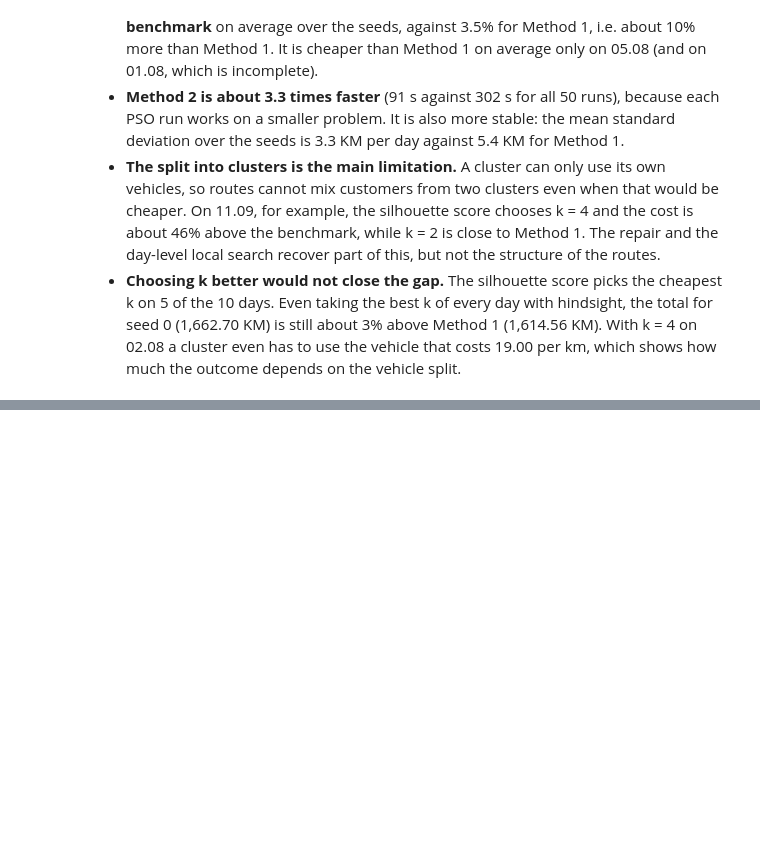
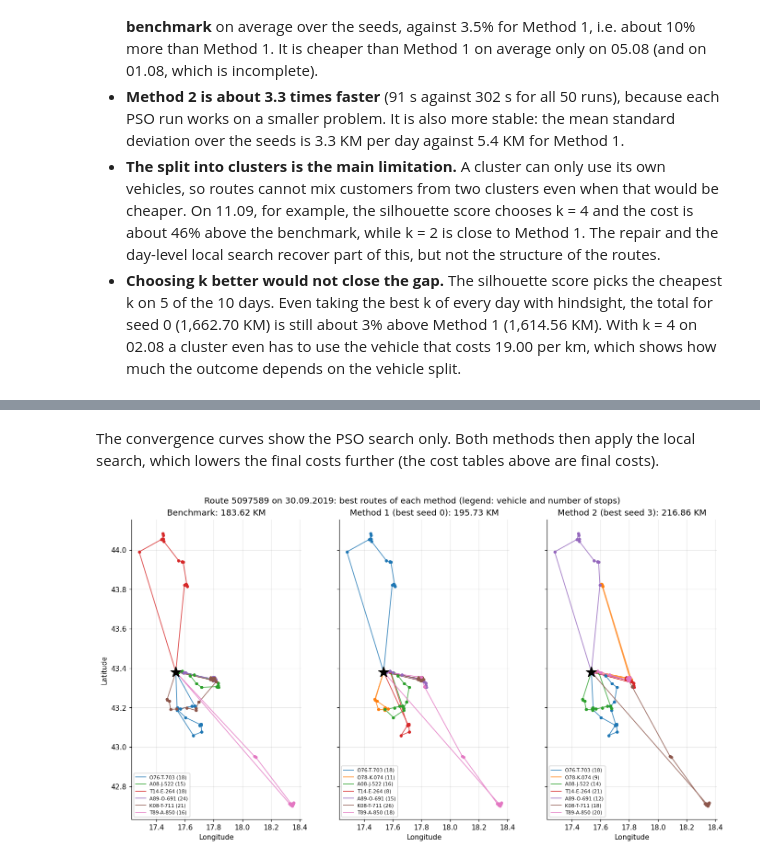
Before and after one commit to Anjar425/vrp-pso-clustering, a Jupyter notebook: notebooks/VRP.ipynb, the cells around one changed output, grey strips where cells are left out. Saved outputs shown, nothing was run; the diff lists cells and outputs as text; code cells hidden in the pictures; blank space fills up the shorter version.

```diff
--- a/notebooks/VRP.ipynb
+++ b/notebooks/VRP.ipynb
@@ -2369,0 +2567,19 @@ Unassigned customers per k: {2: 1, 3: 0, 4: 0}
+# %% [markdown]
+The convergence curves show the PSO search only. Both methods then apply the local search, which
+lowers the final costs further (the cost tables above are final costs).
+# %%
+inst = INSTANCES[EXAMPLE_DAY]
+sol1, seed1 = best_solution(m1, EXAMPLE_DAY)
+sol2, seed2 = best_solution(m2, EXAMPLE_DAY)
+bench_sol = benchmark_solution(inst)
+fig, axes = plt.subplots(1, 3, figsize=(13, 7), sharex=True, sharey=True)
+plot_routes(axes[0], inst, bench_sol, f"Benchmark: {evaluate(inst, bench_sol)['cost']:.2f} KM")
+plot_routes(axes[1], inst, sol1, f"Method 1 (best seed {seed1}): {evaluate(inst, sol1)['cost']:.2f} KM")
+plot_routes(axes[2], inst, sol2, f"Method 2 (best seed {seed2}): {evaluate(inst, sol2)['cost']:.2f} KM")
+axes[0].set_ylabel("Latitude")
+fig.suptitle(f"{FIGURE_LABEL[EXAMPLE_DAY]}: best routes of each method (legend: vehicle and number of stops)")
+fig.tight_layout()
+save_figure(fig, "comparison_route_maps")
+plt.show()
+# %% [output]
+[figure, added]
```
Also changed, not shown: parts of 18 cells of this notebook, 11 other files.
